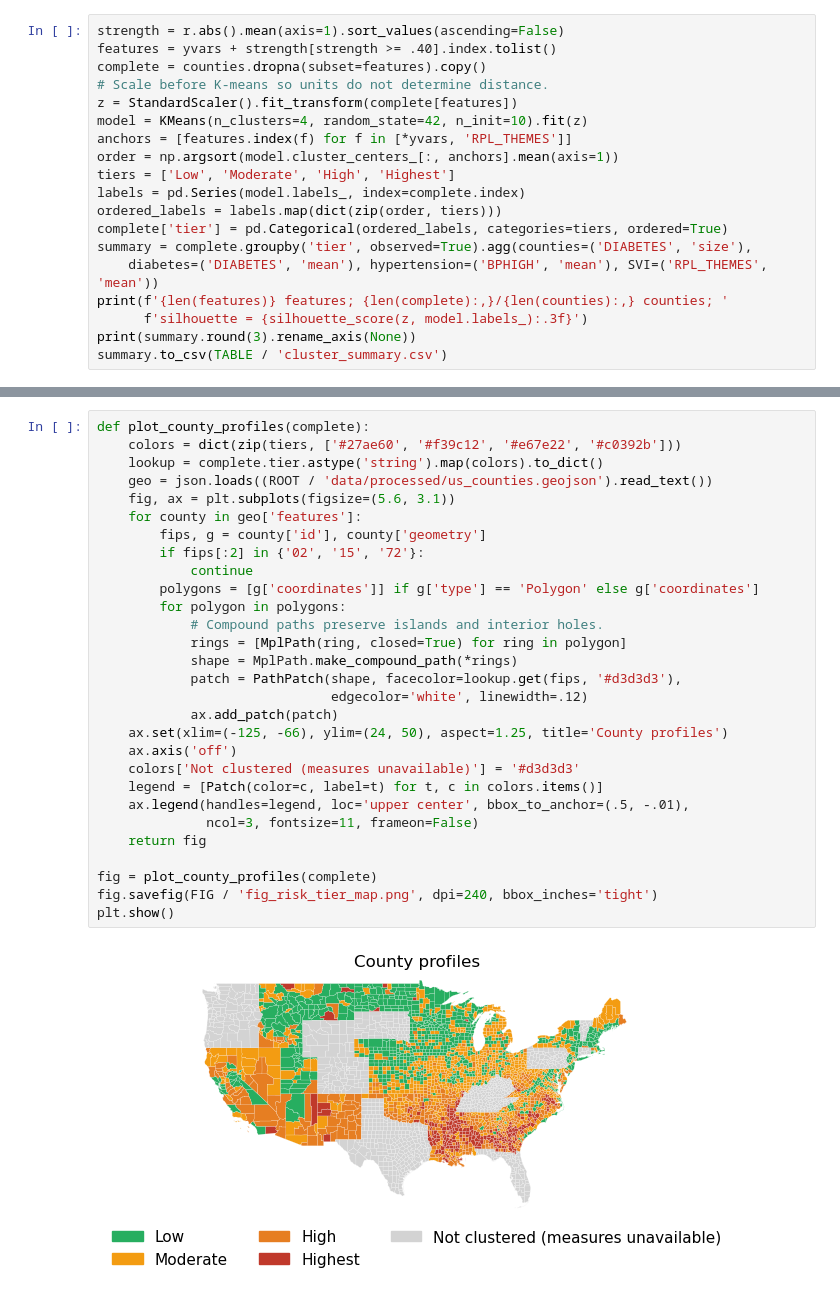
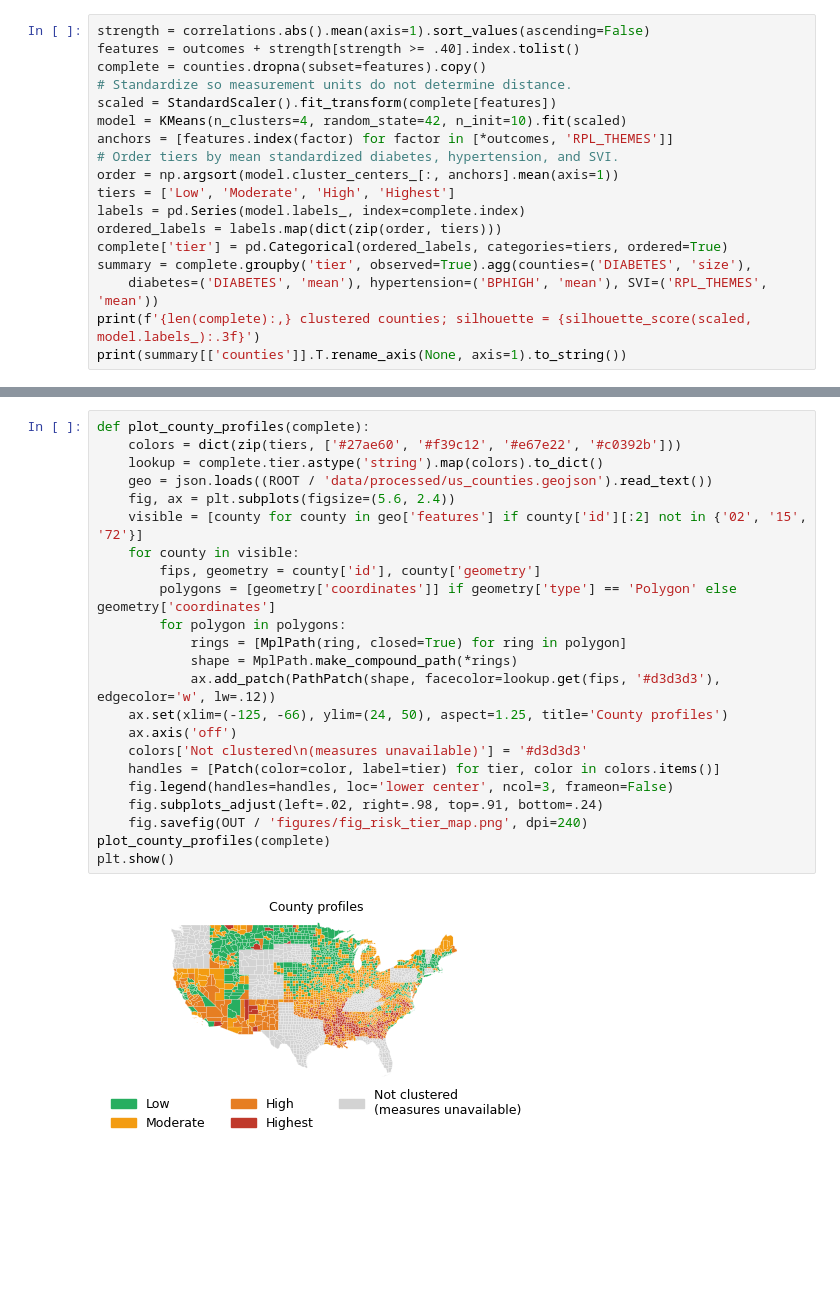
Before and after one commit to Booth-DH/Global_AI_Internship, a Jupyter notebook: code_sample/code_sample.ipynb, the cells around one changed output, grey strips where cells are left out. Drawn from its saved outputs; the diff is of its cells as text; blank space fills up the shorter version.

```diff
--- a/code_sample/code_sample.ipynb
+++ b/code_sample/code_sample.ipynb
@@ -142,11 +102,12 @@ Mean absolute r selects factors; profile means are unweighted disease percentage
 # %%
-strength = r.abs().mean(axis=1).sort_values(ascending=False)
-features = yvars + strength[strength >= .40].index.tolist()
+strength = correlations.abs().mean(axis=1).sort_values(ascending=False)
+features = outcomes + strength[strength >= .40].index.tolist()
 complete = counties.dropna(subset=features).copy()
-# Scale before K-means so units do not determine distance.
-z = StandardScaler().fit_transform(complete[features])
-model = KMeans(n_clusters=4, random_state=42, n_init=10).fit(z)
-anchors = [features.index(f) for f in [*yvars, 'RPL_THEMES']]
+# Standardize so measurement units do not determine distance.
+scaled = StandardScaler().fit_transform(complete[features])
+model = KMeans(n_clusters=4, random_state=42, n_init=10).fit(scaled)
+anchors = [features.index(factor) for factor in [*outcomes, 'RPL_THEMES']]
+# Order tiers by mean standardized diabetes, hypertension, and SVI.
 order = np.argsort(model.cluster_centers_[:, anchors].mean(axis=1))
 tiers = ['Low', 'Moderate', 'High', 'Highest']
 labels = pd.Series(model.labels_, index=complete.index)
@@ -154,8 +115,6 @@ ordered_labels = labels.map(dict(zip(order, tiers)))
 complete['tier'] = pd.Categorical(ordered_labels, categories=tiers, ordered=True)
 summary = complete.groupby('tier', observed=True).agg(counties=('DIABETES', 'size'),
     diabetes=('DIABETES', 'mean'), hypertension=('BPHIGH', 'mean'), SVI=('RPL_THEMES', 'mean'))
-print(f'{len(features)} features; {len(complete):,}/{len(counties):,} counties; '
-      f'silhouette = {silhouette_score(z, model.labels_):.3f}')
-print(summary.round(3).rename_axis(None))
-summary.to_csv(TABLE / 'cluster_summary.csv')
+print(f'{len(complete):,} clustered counties; silhouette = {silhouette_score(scaled, model.labels_):.3f}')
+print(summary[['counties']].T.rename_axis(None, axis=1).to_string())
 # %% [output]
@@ -168,31 +124,25 @@ Highest        238    15.786        42.943  0.895
 # %%
 def plot_county_profiles(complete):
     colors = dict(zip(tiers, ['#27ae60', '#f39c12', '#e67e22', '#c0392b']))
     lookup = complete.tier.astype('string').map(colors).to_dict()
     geo = json.loads((ROOT / 'data/processed/us_counties.geojson').read_text())
-    fig, ax = plt.subplots(figsize=(5.6, 3.1))
-    for county in geo['features']:
-        fips, g = county['id'], county['geometry']
-        if fips[:2] in {'02', '15', '72'}:
-            continue
-        polygons = [g['coordinates']] if g['type'] == 'Polygon' else g['coordinates']
+    fig, ax = plt.subplots(figsize=(5.6, 2.4))
+    visible = [county for county in geo['features'] if county['id'][:2] not in {'02', '15', '72'}]
+    for county in visible:
+        fips, geometry = county['id'], county['geometry']
+        polygons = [geometry['coordinates']] if geometry['type'] == 'Polygon' else geometry['coordinates']
         for polygon in polygons:
-            # Compound paths preserve islands and interior holes.
             rings = [MplPath(ring, closed=True) for ring in polygon]
             shape = MplPath.make_compound_path(*rings)
-            patch = PathPatch(shape, facecolor=lookup.get(fips, '#d3d3d3'),
-                              edgecolor='white', linewidth=.12)
-            ax.add_patch(patch)
+            ax.add_patch(PathPatch(shape, facecolor=lookup.get(fips, '#d3d3d3'), edgecolor='w', lw=.12))
     ax.set(xlim=(-125, -66), ylim=(24, 50), aspect=1.25, title='County profiles')
     ax.axis('off')
-    colors['Not clustered (measures unavailable)'] = '#d3d3d3'
-    legend = [Patch(color=c, label=t) for t, c in colors.items()]
-    ax.legend(handles=legend, loc='upper center', bbox_to_anchor=(.5, -.01),
-              ncol=3, fontsize=11, frameon=False)
-    return fig
-
-fig = plot_county_profiles(complete)
-fig.savefig(FIG / 'fig_risk_tier_map.png', dpi=240, bbox_inches='tight')
+    colors['Not clustered\n(measures unavailable)'] = '#d3d3d3'
+    handles = [Patch(color=color, label=tier) for tier, color in colors.items()]
+    fig.legend(handles=handles, loc='lower center', ncol=3, frameon=False)
+    fig.subplots_adjust(left=.02, right=.98, top=.91, bottom=.24)
+    fig.savefig(OUT / 'figures/fig_risk_tier_map.png', dpi=240)
+plot_county_profiles(complete)
 plt.show()
 # %% [output]
-[figure, old version]
+[figure, new version]
```
Also changed, not shown: parts of 18 cells of this notebook, 8 other files.
